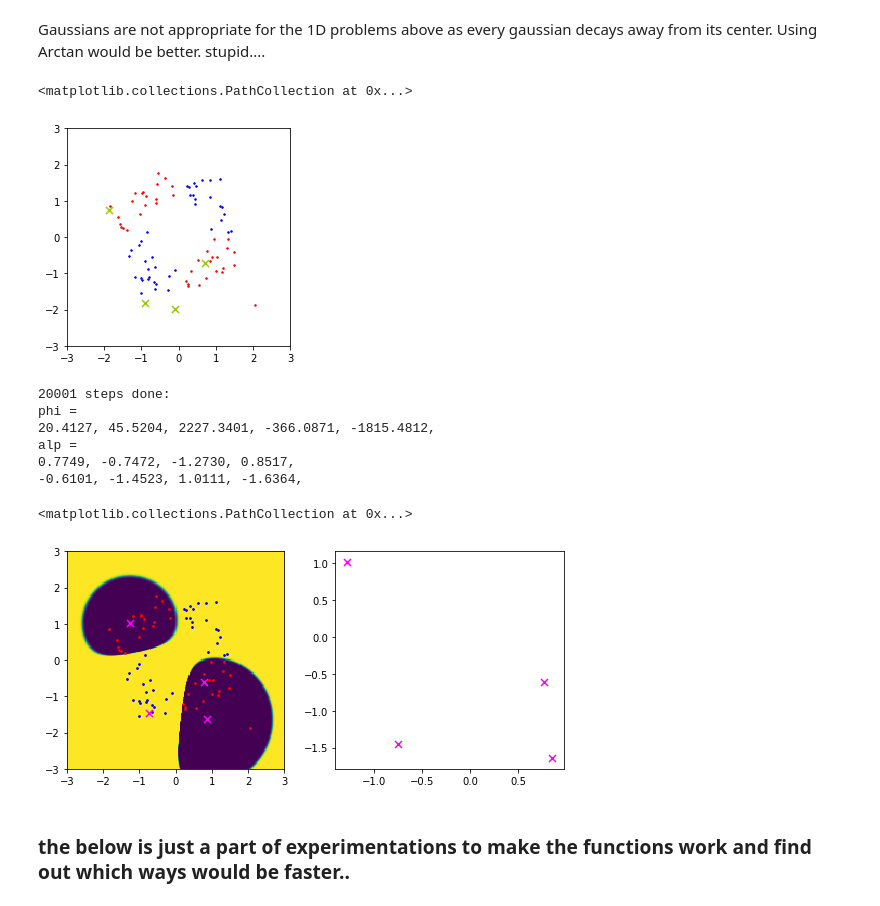
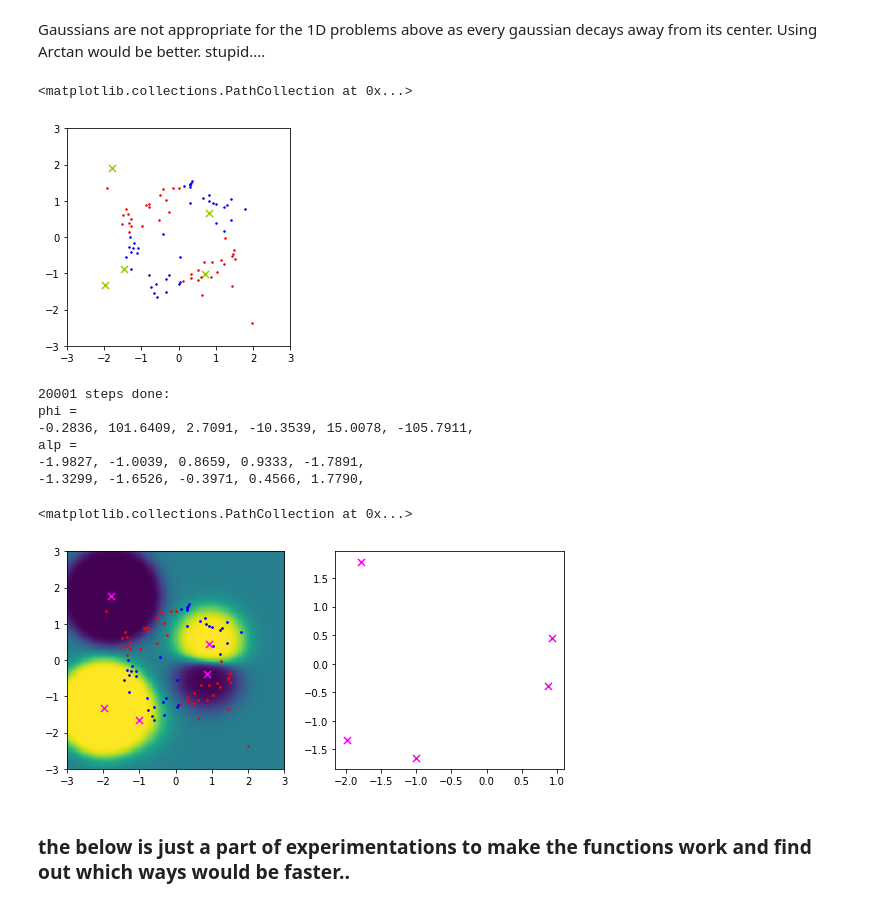
Before and after one commit to kiyomizuhi/machine_learning_scratch_Prince_computer_vision, a Jupyter notebook: scratch/classification/non_linear_logistic_regression.ipynb, the cells around one changed output. Saved outputs shown, nothing was run; the diff lists cells and outputs as text; code cells hidden in the pictures.

```diff
--- a/scratch/classification/non_linear_logistic_regression.ipynb
+++ b/scratch/classification/non_linear_logistic_regression.ipynb
@@ -790,20 +790,20 @@ alp =
 Gaussians are not appropriate for the 1D problems above as every gaussian decays away from its center. Using Arctan would be better. stupid....
 # %%
 D = 2
-K = 4
+K = 5
 N = 80
 nnn = 20000
-beta = 0.05
-lmd = 0.5
+beta = 0.02
+lmd = 0.25
 phi = 2 * 2 * (np.random.rand(1, K + 1) - 0.5)
 alp = 2 * 2 * (np.random.rand(D, K) - 0.5)
 
 plt.rcParams['figure.figsize'] = (4.0, 4.0)
 ds1, ds2, x, w = generate_data_set_dim2_nonlinear(N)
 plt.scatter(alp[0], alp[1], s=50, c=(0.6, 0.8, 0.), marker='x')
 # %% [output]
 <matplotlib.collections.PathCollection at 0x...>
-[figure, old version]
+[figure, new version]
 # %%
 plt.rcParams['figure.figsize'] = (9.0, 4.0)
 z = radial_basis(x, alp, lmd)
@@ -822,12 +822,12 @@ plt.scatter(alp[0], alp[1], s=50, c=(1.0, 0.0, 1.0), marker='x')
 # %% [output]
 20001 steps done:
 phi =
-20.4127, 45.5204, 2227.3401, -366.0871, -1815.4812,
+-0.2836, 101.6409, 2.7091, -10.3539, 15.0078, -105.7911,
 alp =
-0.7749, -0.7472, -1.2730, 0.8517,
--0.6101, -1.4523, 1.0111, -1.6364,
+-1.9827, -1.0039, 0.8659, 0.9333, -1.7891,
+-1.3299, -1.6526, -0.3971, 0.4566, 1.7790,
 <matplotlib.collections.PathCollection at 0x...>
-[figure, old version]
+[figure, new version]
 # %% [markdown]
 ### the below is just a part of experimentations to make the functions work and find out which ways would be faster..
 # %%
```
